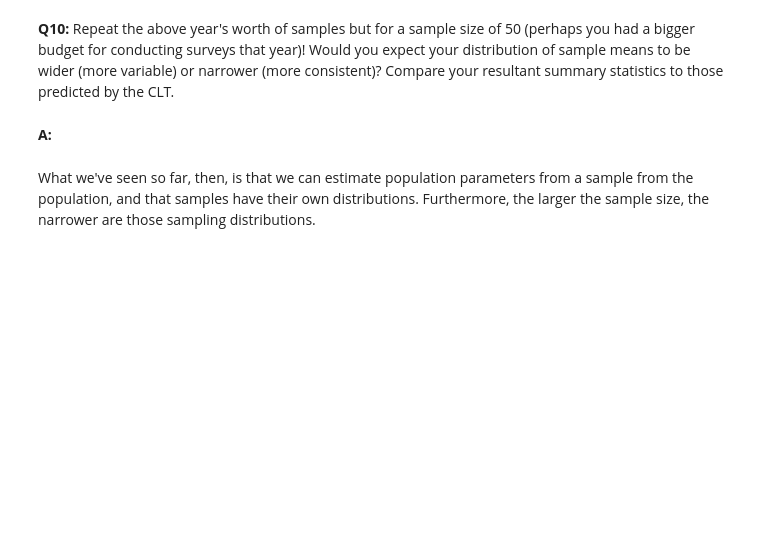
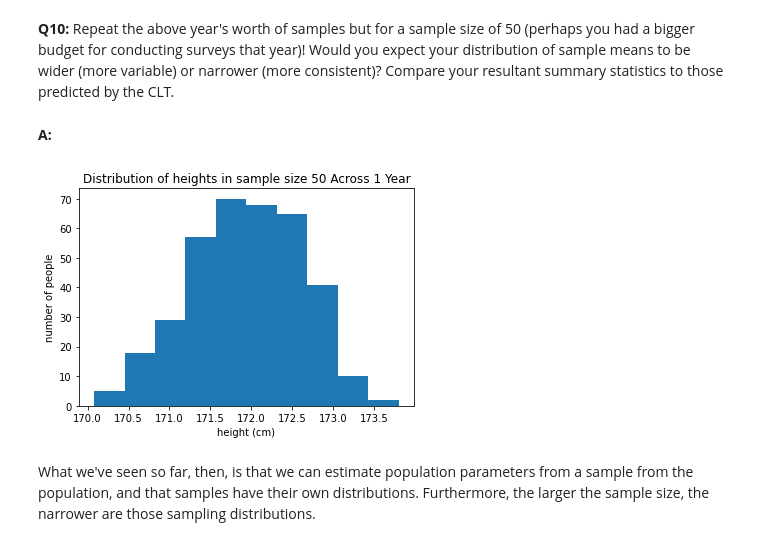
Before and after one commit to evanwmeeks/Springboard, a Jupyter notebook: Frequentist Case Study/Frequentist Inference Case Study - Part A (3).ipynb, the cells around one changed output. Drawn from its saved outputs; the diff is of its cells as text; code cells hidden in the pictures; blank space fills up the shorter version.

```diff
--- a/Frequentist Case Study/Frequentist Inference Case Study - Part A (3).ipynb
+++ b/Frequentist Case Study/Frequentist Inference Case Study - Part A (3).ipynb
@@ -210,3 +246,17 @@ seed(47)
+# %%
+#With the below graph, the distribution was narrower than when the sample size was 10, with a much higher
+# concentration between 171-173.
+seed(47)
+large_sample =[]
+for i in range(365):
+    y= townsfolk_sampler(50)
+    large_sample.append(np.mean(y))
+plt.hist(large_sample, bins=10)
+plt.xlabel('height (cm)')
+plt.ylabel('number of people')
+plt.title('Distribution of heights in sample size 50 Across 1 Year');
+# %% [output]
+[figure, added]
 # %% [markdown]
 What we've seen so far, then, is that we can estimate population parameters from a sample from the population, and that samples have their own distributions. Furthermore, the larger the sample size, the narrower are those sampling distributions.
 # %% [markdown]
```
Also changed, not shown: parts of 15 cells of this notebook.
